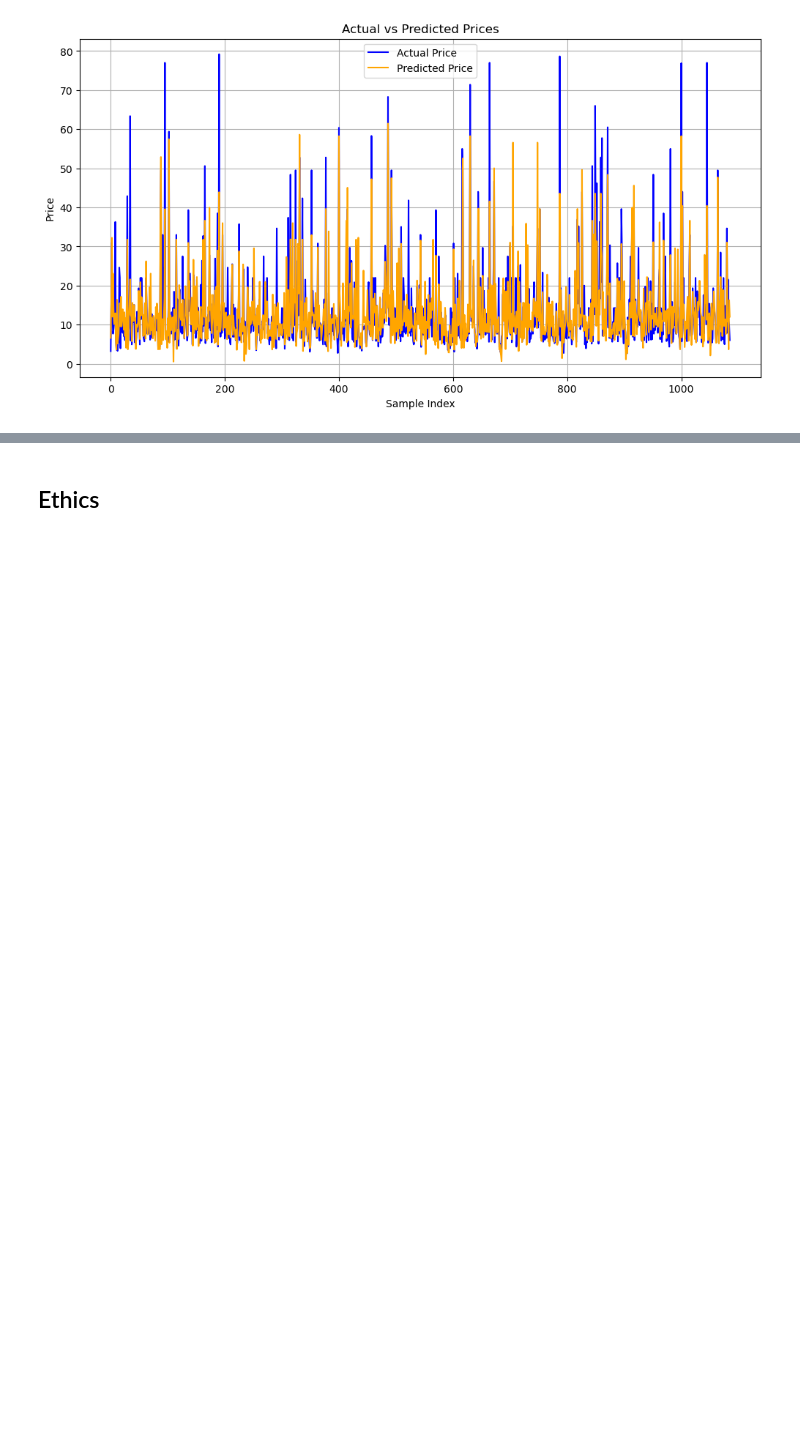
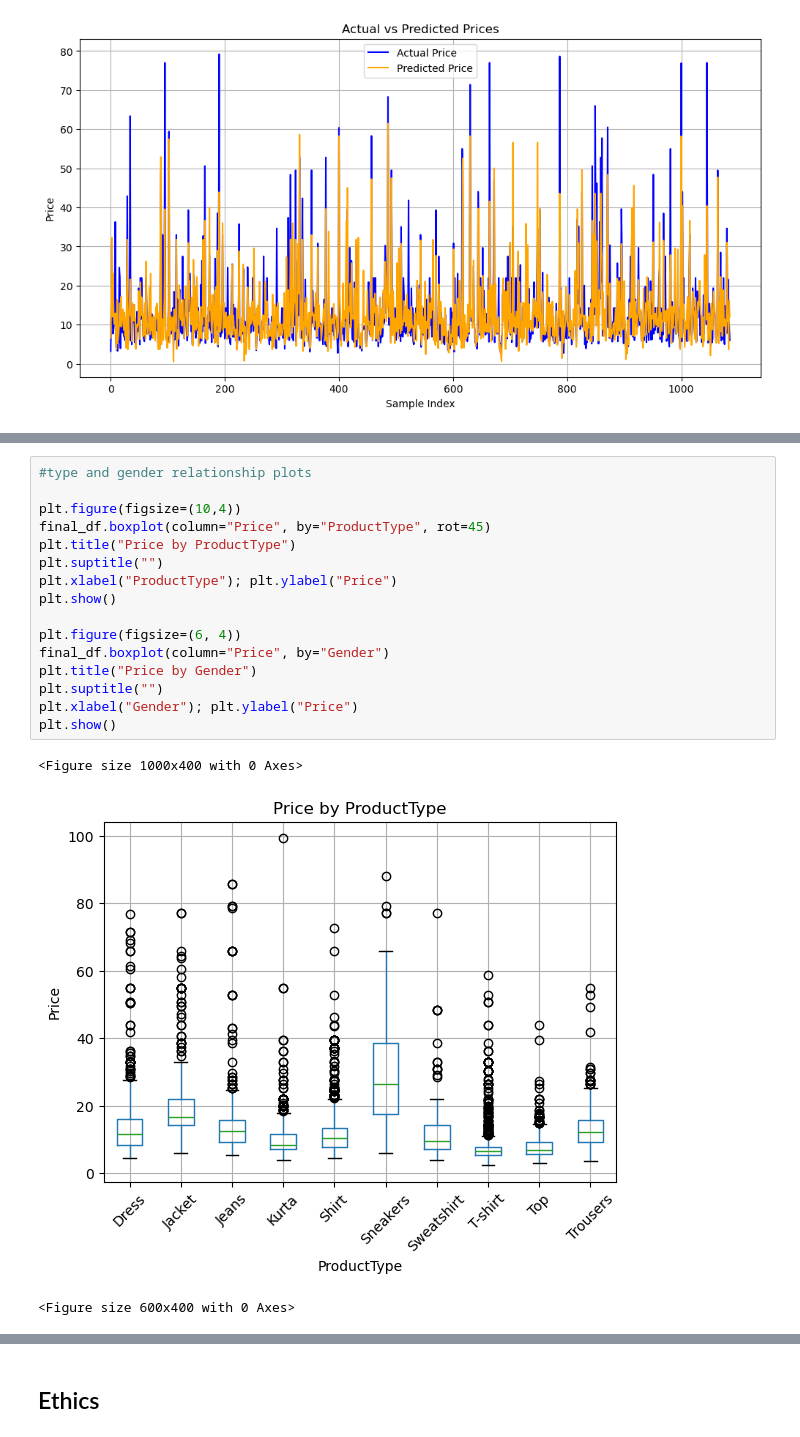
Before and after one commit to COGS108/Group034_WI26, a Jupyter notebook: 02-EDACheckpoint.ipynb, the cells around one changed output, grey strips where cells are left out. Saved outputs shown, nothing was run; the diff lists cells and outputs as text; blank space fills up the shorter version.

```diff
--- a/02-EDACheckpoint.ipynb
+++ b/02-EDACheckpoint.ipynb
@@ -237,0 +298,20 @@ Some more words and stuff.  Remember notebooks work best if you interleave the c
+# %%
+#type and gender relationship plots
+
+plt.figure(figsize=(10,4))
+final_df.boxplot(column="Price", by="ProductType", rot=45)
+plt.title("Price by ProductType")
+plt.suptitle("")
+plt.xlabel("ProductType"); plt.ylabel("Price")
+plt.show()
+
+plt.figure(figsize=(6, 4))
+final_df.boxplot(column="Price", by="Gender")
+plt.title("Price by Gender")
+plt.suptitle("")
+plt.xlabel("Gender"); plt.ylabel("Price")
+plt.show()
+# %% [output]
+<Figure size 1000x400 with 0 Axes>
+[figure, added]
+<Figure size 600x400 with 0 Axes>
```
Also changed, not shown: parts of 7 cells of this notebook.
